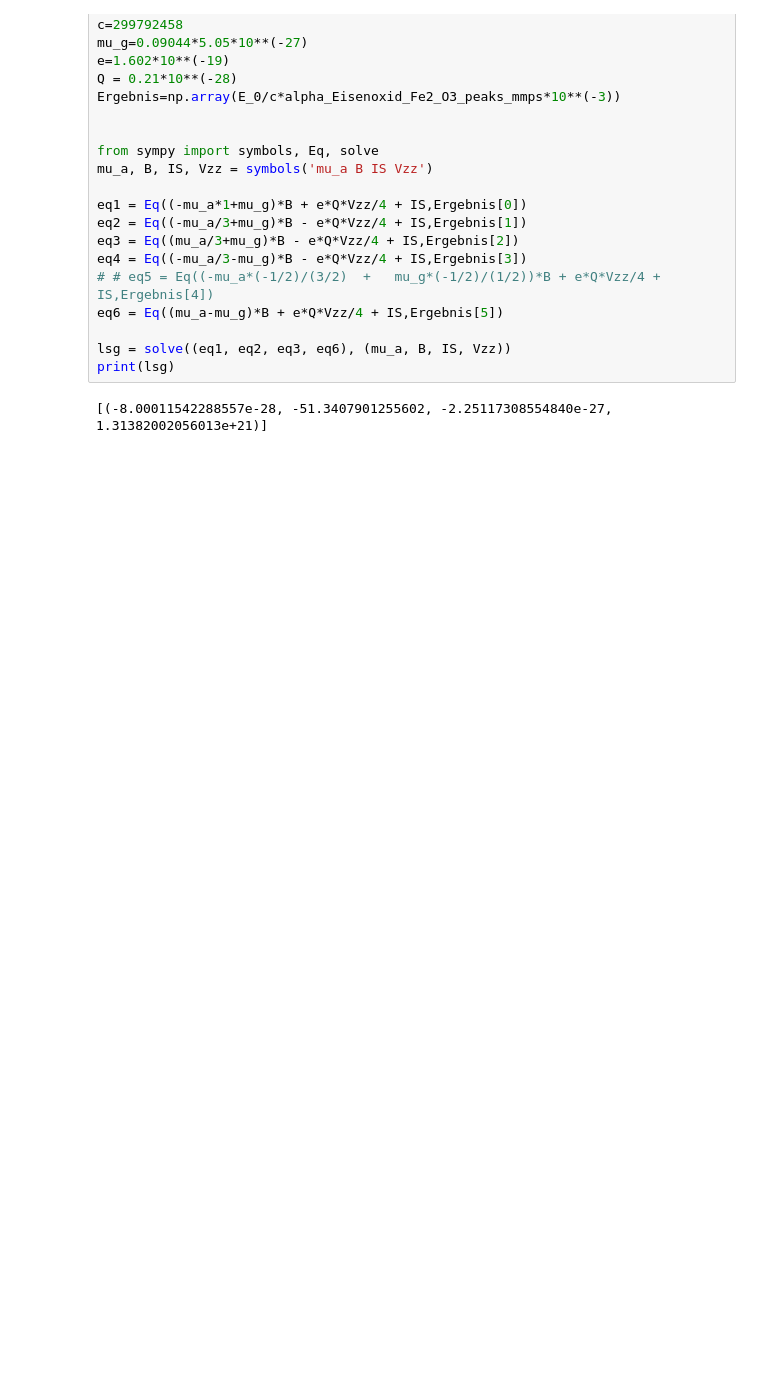
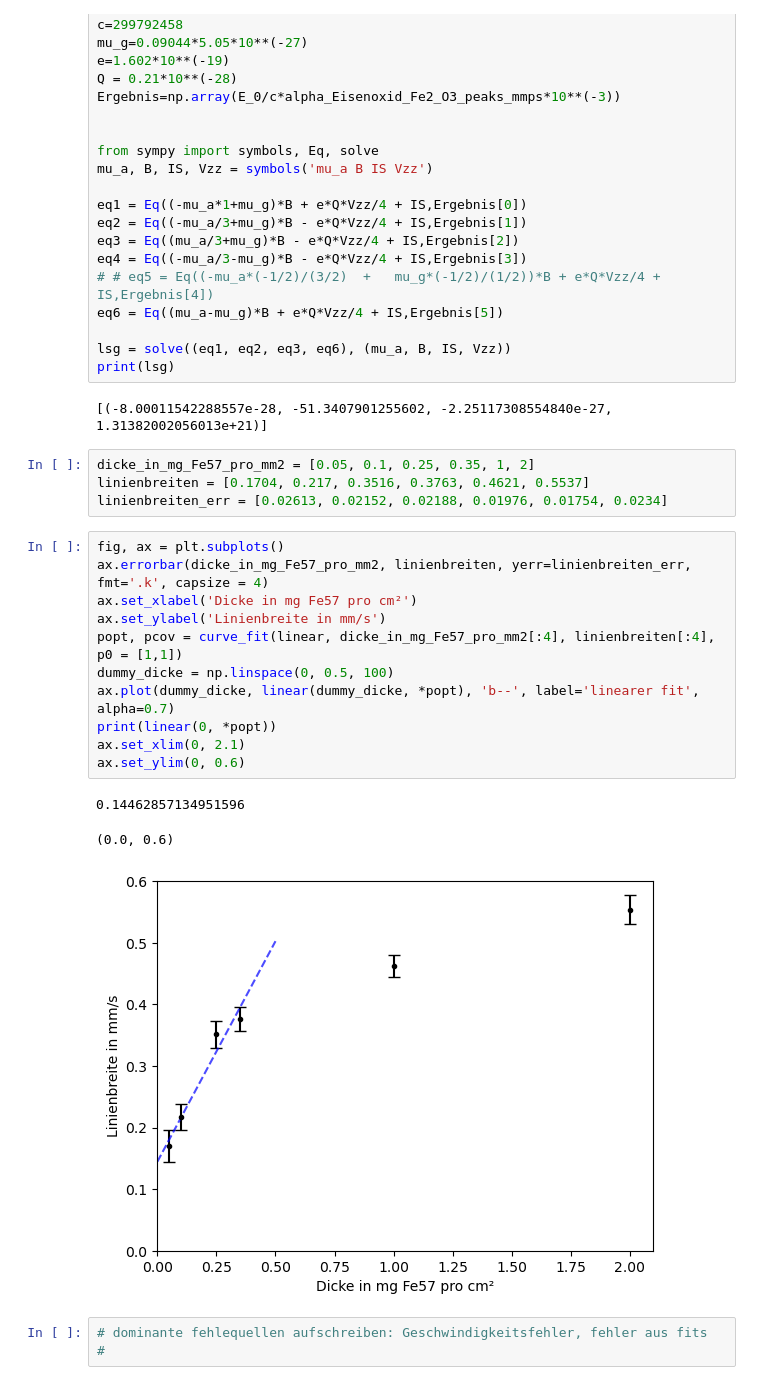
Before and after one commit to Svuem/EXP11, a Jupyter notebook: Code.ipynb, the cells around one changed output. Drawn from its saved outputs; the diff is of its cells as text; blank space fills up the shorter version.

```diff
--- a/Code.ipynb
+++ b/Code.ipynb
@@ -93,3 +92,25 @@ lsg = solve((eq1, eq2, eq3, eq6), (mu_a, B, IS, Vzz))
 print(lsg)
 # %% [output]
 [(-8.00011542288557e-28, -51.3407901255602, -2.25117308554840e-27, 1.31382002056013e+21)]
+# %%
+dicke_in_mg_Fe57_pro_mm2 = [0.05, 0.1, 0.25, 0.35, 1, 2]
+linienbreiten = [0.1704, 0.217, 0.3516, 0.3763, 0.4621, 0.5537]
+linienbreiten_err = [0.02613, 0.02152, 0.02188, 0.01976, 0.01754, 0.0234]
+# %%
+fig, ax = plt.subplots()
+ax.errorbar(dicke_in_mg_Fe57_pro_mm2, linienbreiten, yerr=linienbreiten_err, fmt='.k', capsize = 4)
+ax.set_xlabel('Dicke in mg Fe57 pro cm²')
+ax.set_ylabel('Linienbreite in mm/s')
+popt, pcov = curve_fit(linear, dicke_in_mg_Fe57_pro_mm2[:4], linienbreiten[:4], p0 = [1,1])
+dummy_dicke = np.linspace(0, 0.5, 100)
+ax.plot(dummy_dicke, linear(dummy_dicke, *popt), 'b--', label='linearer fit', alpha=0.7)
+print(linear(0, *popt))
+ax.set_xlim(0, 2.1)
+ax.set_ylim(0, 0.6)
+# %% [output]
+0.14462857134951596
+(0.0, 0.6)
+[figure, added]
+# %%
+# dominante fehlequellen aufschreiben: Geschwindigkeitsfehler, fehler aus fits
+#
```
Also changed, not shown: parts of 1 cell of this notebook.
